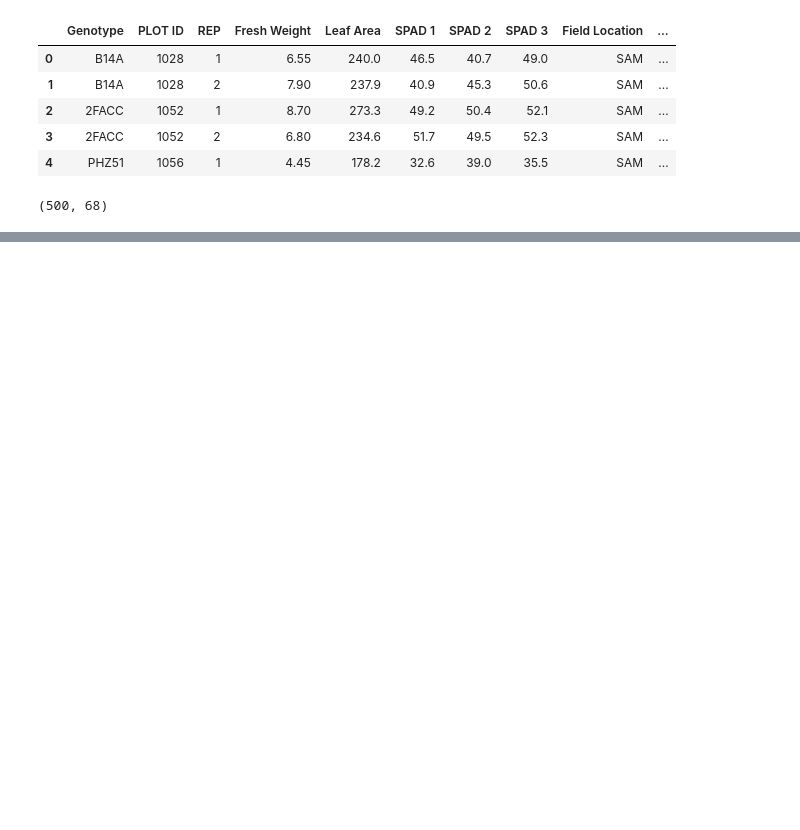
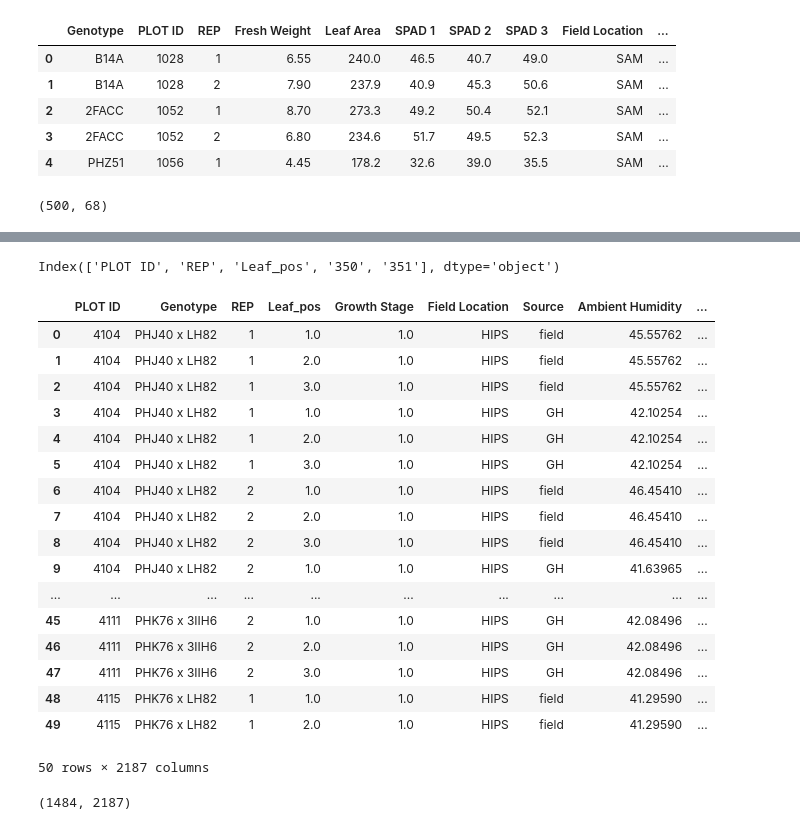
Before and after one commit to distip/Maize_2022_Brooke, a Jupyter notebook: merging.ipynb, the cells around one changed output, grey strips where cells are left out. Cells and saved outputs as stored; diff of their text form; code cells hidden in the pictures; blank space fills up the shorter version.

Commit message:
all data were almost  merged

```diff
--- a/merging.ipynb
+++ b/merging.ipynb
@@ -121,0 +257,41 @@ merged_data_with_gt.shape
+# %%
+#Changing the names of the colums ('Plot_ID' and 'Rep' as 'PLOT ID' and 'REP') to have common column names
+spectrum.rename(columns={'Plot_ID': 'PLOT ID', 'Rep':'REP'}, inplace=True)
+# %%
+spectrum.columns[0:5]
+# %% [output]
+Index(['PLOT ID', 'REP', 'Leaf_pos', '350', '351'], dtype='object')
+# %%
+#Converting PLOT ID in spectrum to string to be consistent with the one in merged_data_with_gt
+spectrum['PLOT ID'] = spectrum['PLOT ID'].astype(str)
+# %%
+#merging multi + ground truth + hyperspectral data
+GS1_all_merged = pd.merge(merged_gt_multi, spectrum , how='outer')
+# %%
+#Changing the column position of 'Leaf_pos'
+GS1_all_merged.insert(3, 'Leaf_pos', GS1_all_merged.pop('Leaf_pos'))
+# %%
+GS1_all_merged.head(50)
+# %% [output]
+|  | PLOT ID | Genotype | REP | Leaf_pos | Growth Stage | Field Location | Source | Ambient Humidity | ... |
+| 0 | 4104 | PHJ40 x LH82 | 1 | 1.0 | 1.0 | HIPS | field | 45.55762 | ... |
+| 1 | 4104 | PHJ40 x LH82 | 1 | 2.0 | 1.0 | HIPS | field | 45.55762 | ... |
+| 2 | 4104 | PHJ40 x LH82 | 1 | 3.0 | 1.0 | HIPS | field | 45.55762 | ... |
+| 3 | 4104 | PHJ40 x LH82 | 1 | 1.0 | 1.0 | HIPS | GH | 42.10254 | ... |
+| 4 | 4104 | PHJ40 x LH82 | 1 | 2.0 | 1.0 | HIPS | GH | 42.10254 | ... |
+| 5 | 4104 | PHJ40 x LH82 | 1 | 3.0 | 1.0 | HIPS | GH | 42.10254 | ... |
+| 6 | 4104 | PHJ40 x LH82 | 2 | 1.0 | 1.0 | HIPS | field | 46.45410 | ... |
+| 7 | 4104 | PHJ40 x LH82 | 2 | 2.0 | 1.0 | HIPS | field | 46.45410 | ... |
+| 8 | 4104 | PHJ40 x LH82 | 2 | 3.0 | 1.0 | HIPS | field | 46.45410 | ... |
+| 9 | 4104 | PHJ40 x LH82 | 2 | 1.0 | 1.0 | HIPS | GH | 41.63965 | ... |
+| ... | ... | ... | ... | ... | ... | ... | ... | ... | ... |
+| 45 | 4111 | PHK76 x 3IIH6 | 2 | 1.0 | 1.0 | HIPS | GH | 42.08496 | ... |
+| 46 | 4111 | PHK76 x 3IIH6 | 2 | 2.0 | 1.0 | HIPS | GH | 42.08496 | ... |
+| 47 | 4111 | PHK76 x 3IIH6 | 2 | 3.0 | 1.0 | HIPS | GH | 42.08496 | ... |
+| 48 | 4115 | PHK76 x LH82 | 1 | 1.0 | 1.0 | HIPS | field | 41.29590 | ... |
+| 49 | 4115 | PHK76 x LH82 | 1 | 2.0 | 1.0 | HIPS | field | 41.29590 | ... |
+50 rows × 2187 columns
+# %%
+GS1_all_merged.shape
+# %% [output]
+(1484, 2187)
```
Also changed, not shown: parts of 28 cells of this notebook, 2 other files.
